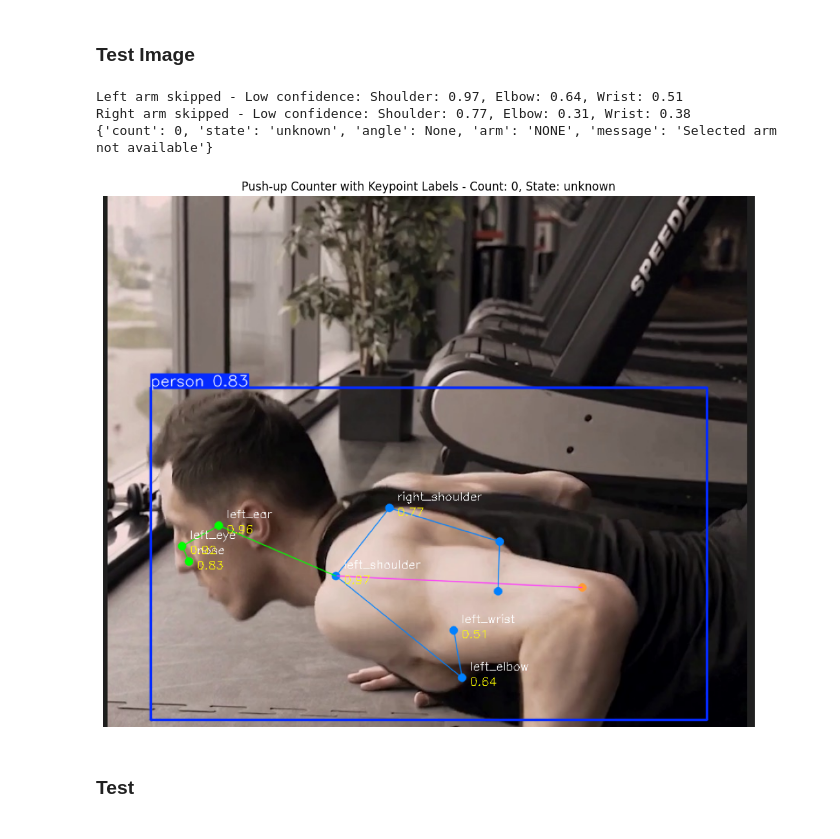
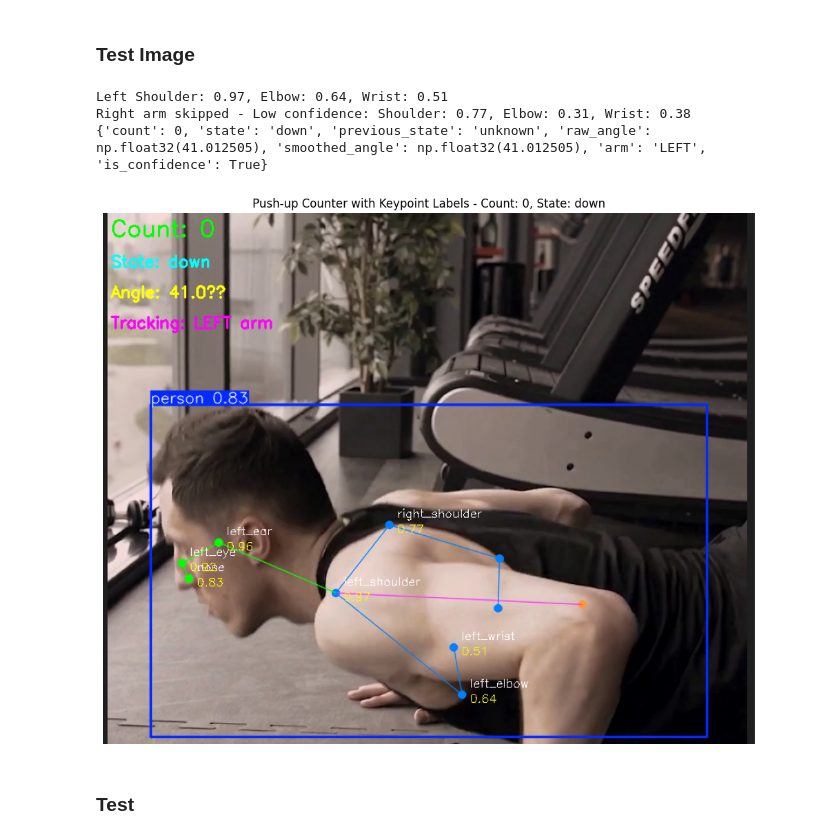
Before and after one commit to thongds/fitness_ai_python, a Jupyter notebook: main_pose.ipynb, the cells around one changed output. Saved outputs shown, nothing was run; the diff lists cells and outputs as text; code cells hidden in the pictures.

```diff
--- a/main_pose.ipynb
+++ b/main_pose.ipynb
@@ -10,17 +11,19 @@ import matplotlib.pyplot as plt
 model = YOLO('yolo11n-pose.pt')
 # %%
 class PushUpCounter:
-    def __init__(self, down_threshold=80, up_threshold=100, buffer_size=3, min_confidence=0.5, confidence_threshold=0.60):
+    def __init__(self, down_threshold=80, up_threshold=100, buffer_size=30, min_confidence=0.5, confidence_threshold=0.50, time_between_counts=1.0):
         self.down_threshold = down_threshold
         self.up_threshold = up_threshold
         self.buffer_size = buffer_size
         self.min_confidence = min_confidence
         self.confidence_threshold = confidence_threshold
+        self.time_between_counts = time_between_counts
 
         # State variables
         self.current_state = "unknown"
         self.selected_arm = None
         self.angle_buffer = []
+        self.last_time_counted = 0
         self.count = 0
 
     def calculate_angle(self, shoulder_point, elbow_point, wrist_point):
@@ -129,9 +132,10 @@ class PushUpCounter:
         if is_confident:
             if smoothed_angle < self.down_threshold:
                 # Clearly in down position
-                if self.current_state == "up":
+                if self.current_state == "up" and (time.time() - self.last_time_counted) > self.time_between_counts:
                     # Transition from up to down - complete push-up
                     self.count += 1
+                    self.last_time_counted = time.time()
                 self.current_state = "down"
             elif smoothed_angle > self.up_threshold:
                 # Clearly in up position
@@ -162,7 +166,7 @@ pushup_counter = PushUpCounter(
     down_threshold=80,    # < 80 degrees = down state
     up_threshold=100,     # > 100 degrees = up state
     buffer_size=3,        # Average of 3 frames for smoothing
-    min_confidence=0.5    # Minimum keypoint confidence
+    min_confidence=0.5,   # Minimum keypoint confidence
 )
 
 # Predict on current frame
@@ -197,36 +201,36 @@ if results[0].keypoints is not None:
         if confidence > 0.5:  # Only show if confidence is high
             x, y = int(keypoint[0]), int(keypoint[1])
 
             # Add keypoint name near the point
             cv2.putText(annotated_image, name, (x + 10, y - 10),
                        font, font_scale, (255, 255, 255), thickness)
 
             # Add confidence score
             cv2.putText(annotated_image, f"{confidence:.2f}", (x + 10, y + 10),
                        font, font_scale, (0, 255, 255), thickness)
 
 # Add push-up counter info
 if 'smoothed_angle' in result_info and result_info['smoothed_angle'] is not None:
     cv2.putText(annotated_image, f"Count: {result_info['count']}", (10, 30),
                cv2.FONT_HERSHEY_SIMPLEX, 1, (0, 255, 0), 2)
     cv2.putText(annotated_image, f"State: {result_info['state']}", (10, 70),
                cv2.FONT_HERSHEY_SIMPLEX, 0.7, (255, 255, 0), 2)
     cv2.putText(annotated_image, f"Angle: {result_info['smoothed_angle']:.1f}°", (10, 110),
                cv2.FONT_HERSHEY_SIMPLEX, 0.7, (0, 255, 255), 2)
     cv2.putText(annotated_image, f"Tracking: {result_info['arm']} arm", (10, 150),
                cv2.FONT_HERSHEY_SIMPLEX, 0.7, (255, 0, 255), 2)
 
 # Display the image using matplotlib
 plt.figure(figsize=(15, 10))
 plt.imshow(cv2.cvtColor(annotated_image, cv2.COLOR_BGR2RGB))
 plt.axis('off')
 plt.title(f"Push-up Counter with Keypoint Labels - Count: {result_info['count']}, State: {result_info['state']}")
 plt.show()
 # %% [output]
-Left arm skipped - Low confidence: Shoulder: 0.97, Elbow: 0.64, Wrist: 0.51
+Left Shoulder: 0.97, Elbow: 0.64, Wrist: 0.51
 Right arm skipped - Low confidence: Shoulder: 0.77, Elbow: 0.31, Wrist: 0.38
-{'count': 0, 'state': 'unknown', 'angle': None, 'arm': 'NONE', 'message': 'Selected arm not available'}
+{'count': 0, 'state': 'down', 'previous_state': 'unknown', 'raw_angle': np.float32(41.012505), 'smoothed_angle': np.float32(41.012505), 'arm': 'LEFT', 'is_confidence': True}
-[figure, old version]
+[figure, new version]
 # %% [markdown]
 ### Test
 # %%
```
Also changed, not shown: parts of 7 cells of this notebook.
